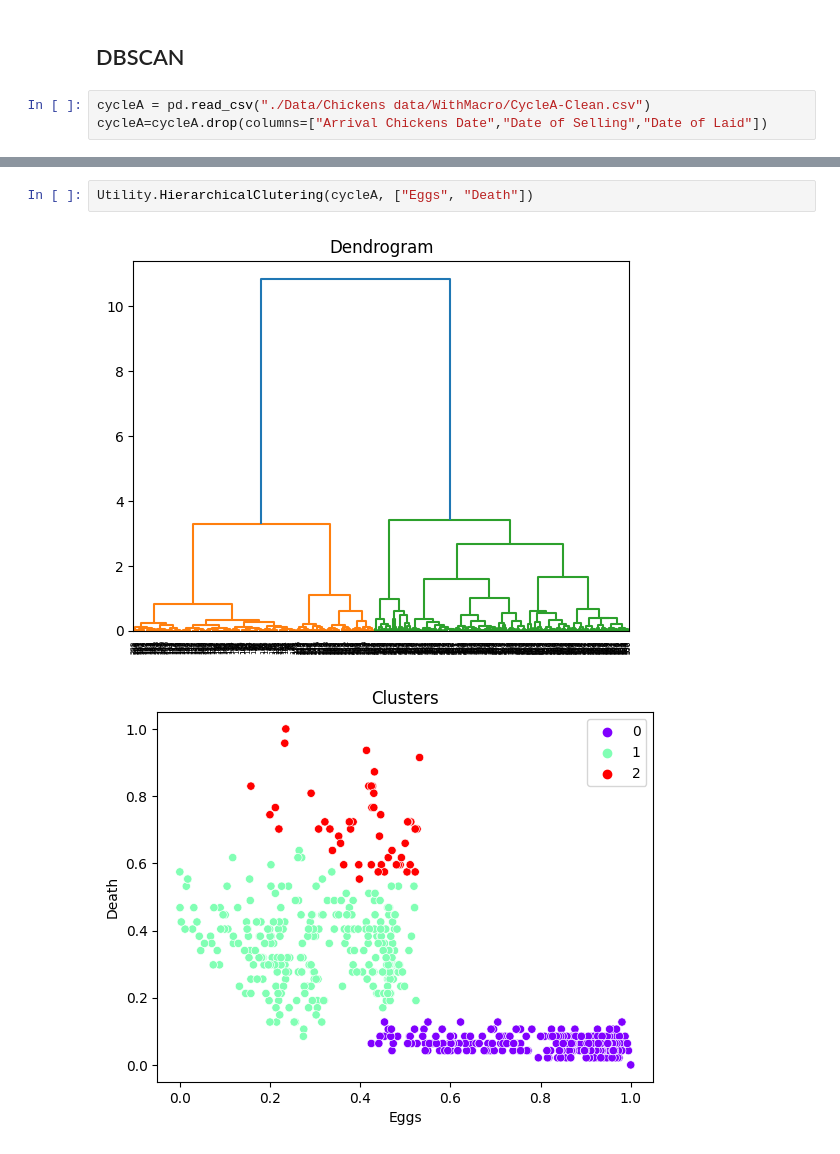
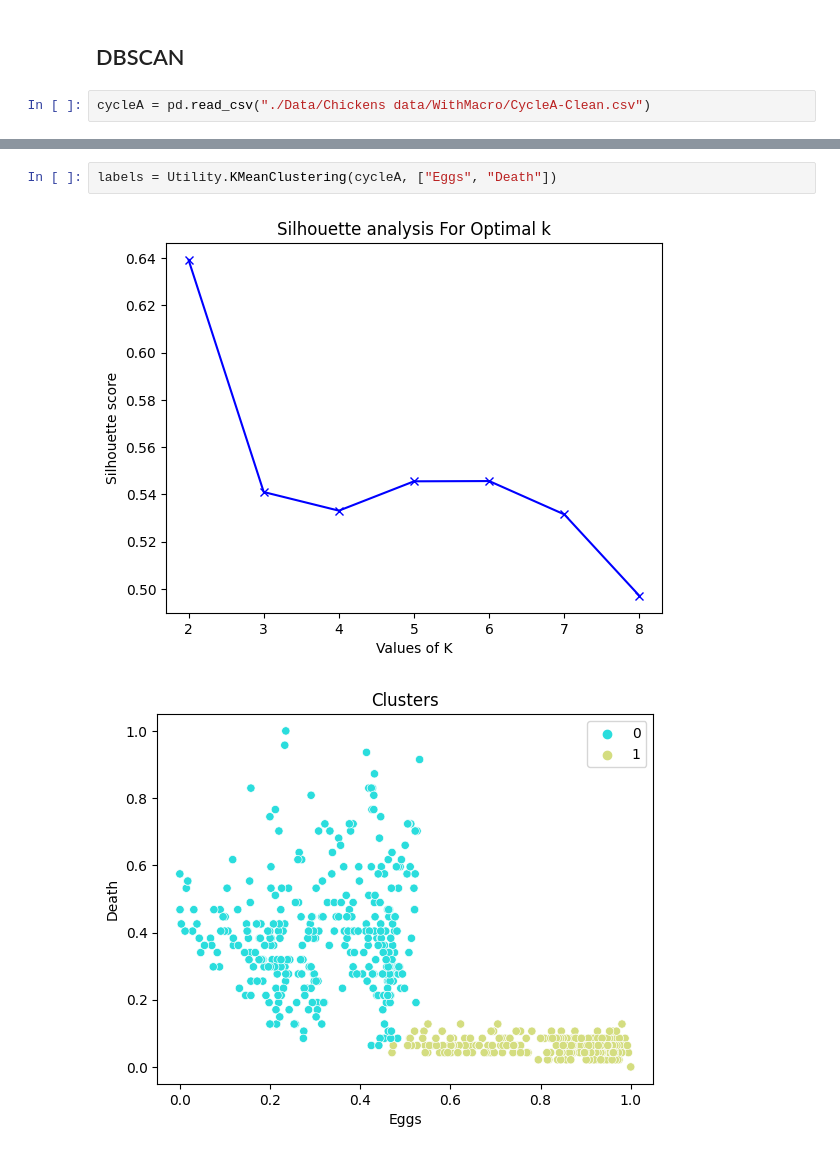
Before and after one commit to CanaliDavide/DASA--Project, a Jupyter notebook: Clustering.ipynb, the cells around one changed output, grey strips where cells are left out. Drawn from its saved outputs; the diff is of its cells as text.

```diff
--- a/Clustering.ipynb
+++ b/Clustering.ipynb
@@ -138,4 +139,3 @@ Utility.HierarchicalClutering(test, ["Death", "Feed"])
 ## DBSCAN
 # %%
 cycleA = pd.read_csv("./Data/Chickens data/WithMacro/CycleA-Clean.csv")
-cycleA=cycleA.drop(columns=["Arrival Chickens Date","Date of Selling","Date of Laid"])
@@ -251,5 +142,5 @@ plt.show()
 # %%
-Utility.HierarchicalClutering(cycleA, ["Eggs", "Death"])
+labels = Utility.KMeanClustering(cycleA, ["Eggs", "Death"])
 # %% [output]
-[figure, old version]
+[figure, new version]
-[figure, old version]
+[figure, new version]
```
Also changed, not shown: parts of 21 cells of this notebook, 1 other file.
